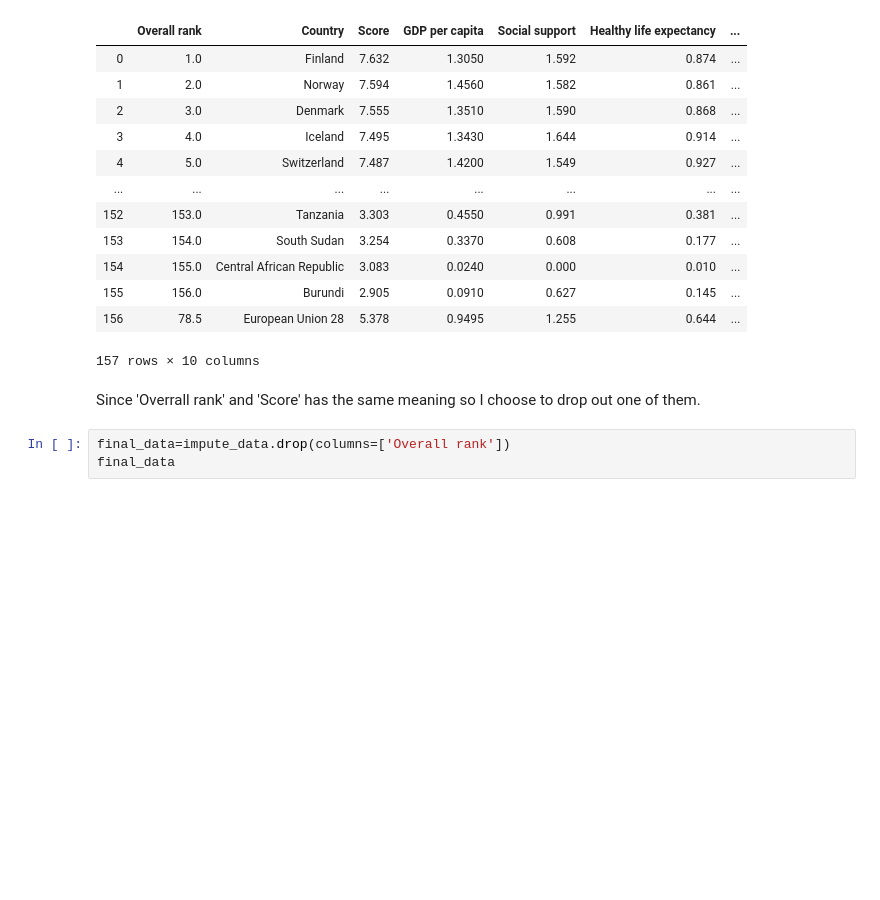
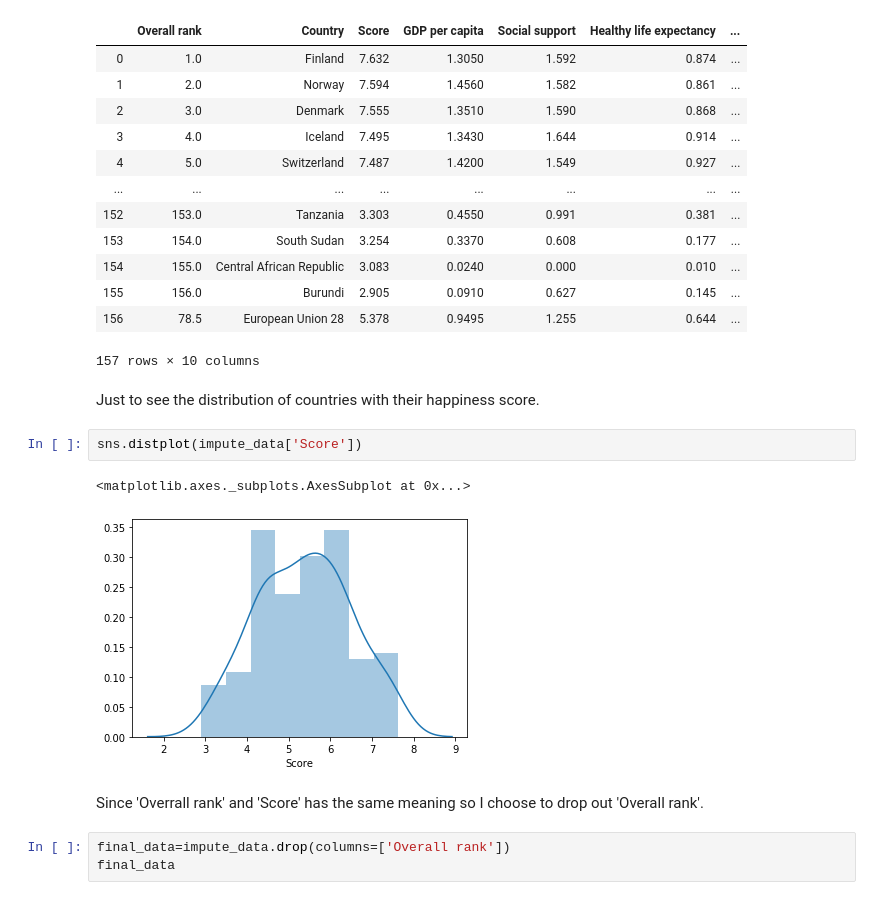
Before and after one commit to huonghuynh93/Python, a Jupyter notebook: NewProject.ipynb, the cells around one changed output. Saved outputs shown, nothing was run; the diff lists cells and outputs as text; blank space fills up the shorter version.

```diff
--- a/NewProject.ipynb
+++ b/NewProject.ipynb
@@ -230,8 +240,15 @@ impute_data
 | 155 | 156.0 | Burundi | 2.905 | 0.0910 | 0.627 | 0.145 | ... |
 | 156 | 78.5 | European Union 28 | 5.378 | 0.9495 | 1.255 | 0.644 | ... |
 157 rows × 10 columns
+# %% [markdown]
+Just to see the distribution of countries with their happiness score.
+# %%
+sns.distplot(impute_data['Score'])
+# %% [output]
+<matplotlib.axes._subplots.AxesSubplot at 0x...>
+[figure, added]
 # %% [markdown]
-Since 'Overrall rank' and 'Score' has the same meaning so I choose to drop out one of them.
+Since 'Overrall rank' and 'Score' has the same meaning so I choose to drop out 'Overall rank'.
 # %%
 final_data=impute_data.drop(columns=['Overall rank'])
 final_data
```
Also changed, not shown: parts of 67 cells of this notebook.
